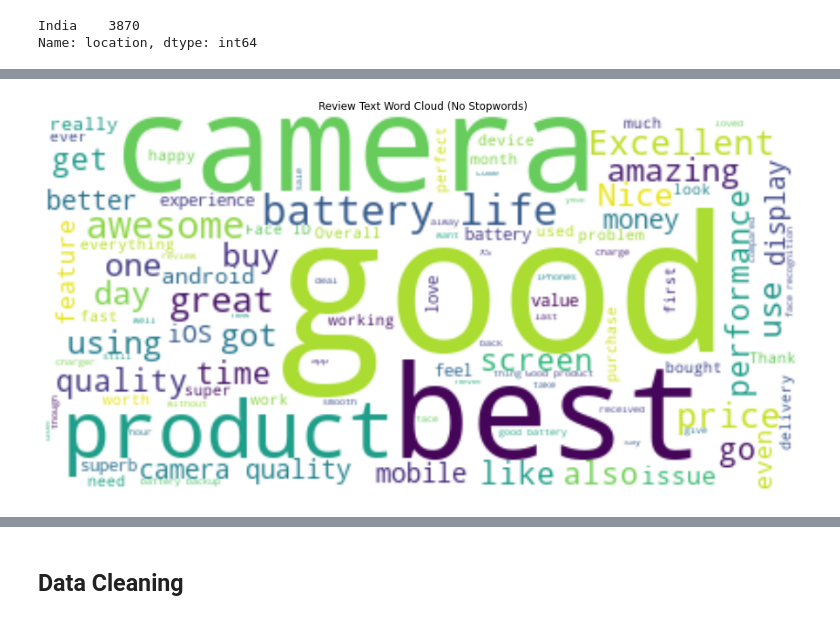
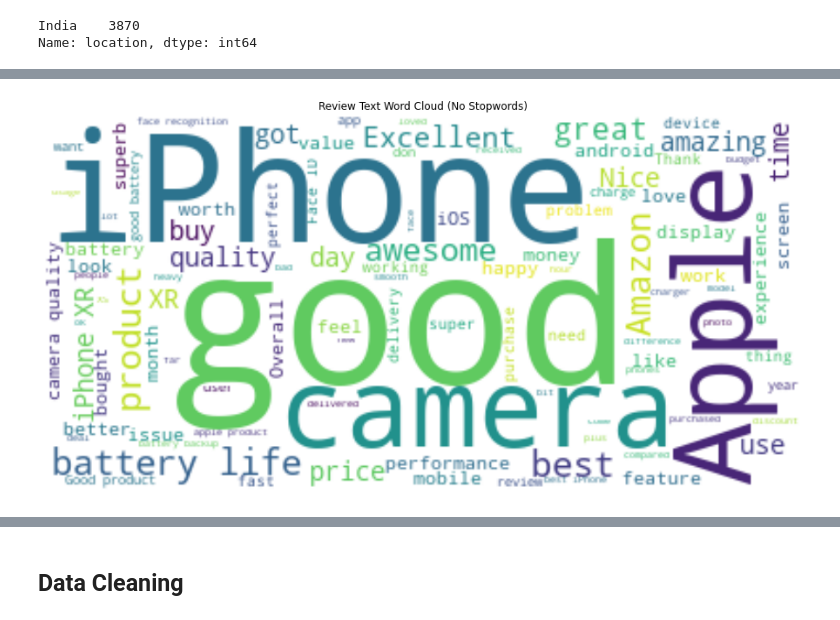
Before and after one commit to gstdl/Amazon-IPhone-XR-Product-Review-Topic-Modeling, a Jupyter notebook: jupyter_notebooks/2. Pre Modeling Data Analysis & Data Cleaning.ipynb, the cells around one changed output, grey strips where cells are left out. Saved outputs shown, nothing was run; the diff lists cells and outputs as text; code cells hidden in the pictures.

```diff
--- a/jupyter_notebooks/2. Pre Modeling Data Analysis & Data Cleaning.ipynb
+++ b/jupyter_notebooks/2. Pre Modeling Data Analysis & Data Cleaning.ipynb
@@ -229,12 +240,10 @@ fig.show()
 # %% [output]
 [interactive output not drawn]
 # %%
-stop = set(stopwords.words('english'))
-
 wordcloud = WordCloud(
     background_color='white',
     max_words=100,
-    stopwords=stop
+#     stopwords=stop
 ).generate('\n'.join(list(df['text'])))
 
 plt.imshow(wordcloud, interpolation='bilinear')
@@ -246,19 +284,16 @@ plt.show()
 # %%
-stop = set(stopwords.words('english'))
-new_stopwords = ['amazon', 'phone', 'xr', 'iphone', 'apple']
-for word in new_stopwords:
-    stop.add(word)
+stop.add('phone')
 
 wordcloud = WordCloud(
     background_color='white',
     max_words=100,
     stopwords=stop
 ).generate('\n'.join(list(df['text'])))
 
 plt.imshow(wordcloud, interpolation='bilinear')
 plt.title('Review Text Word Cloud (No Stopwords)')
 plt.axis("off")
 plt.show()
 # %% [output]
-[figure, old version]
+[figure, new version]
 # %%
```
Also changed, not shown: parts of 27 cells of this notebook, 8 other files.
